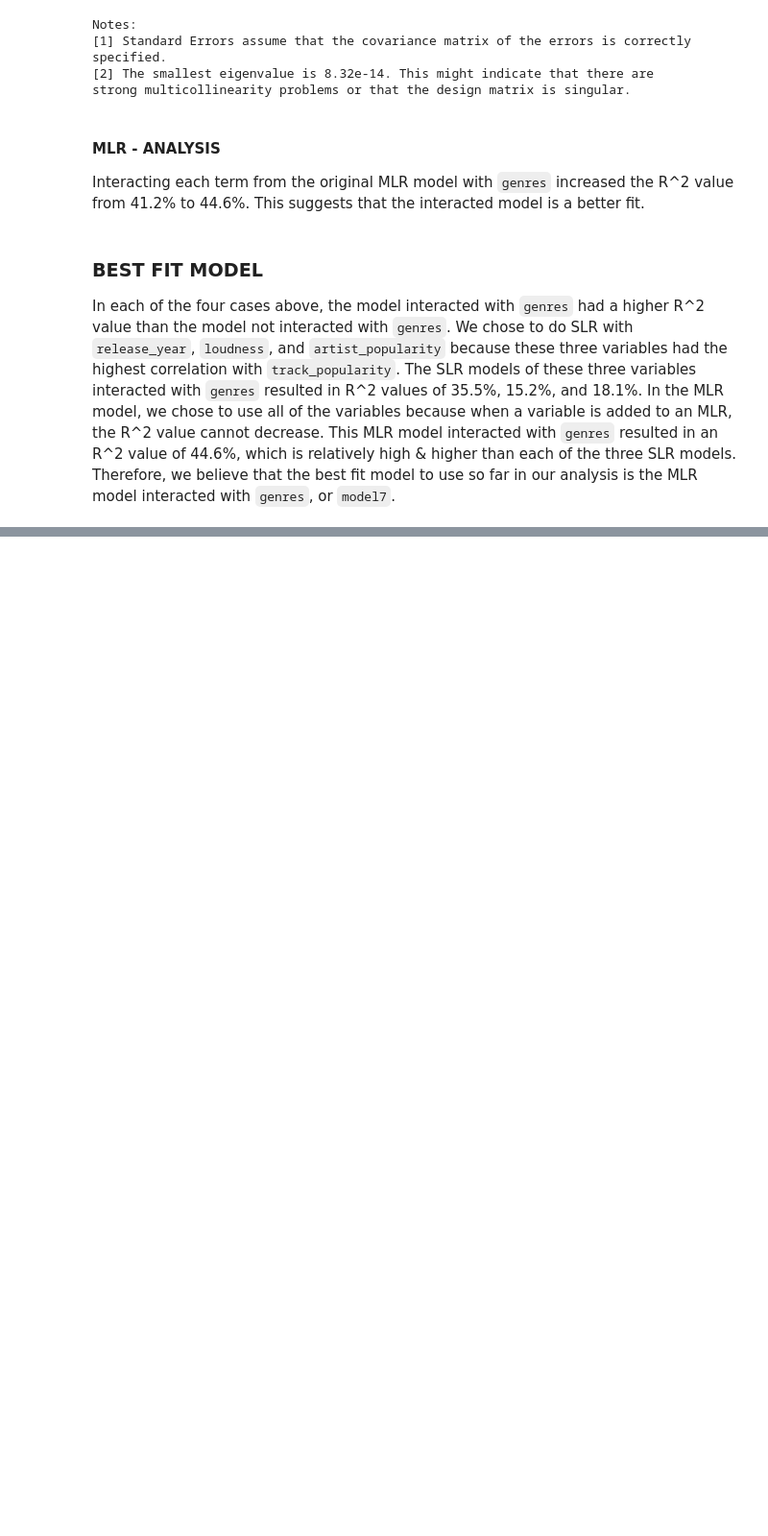
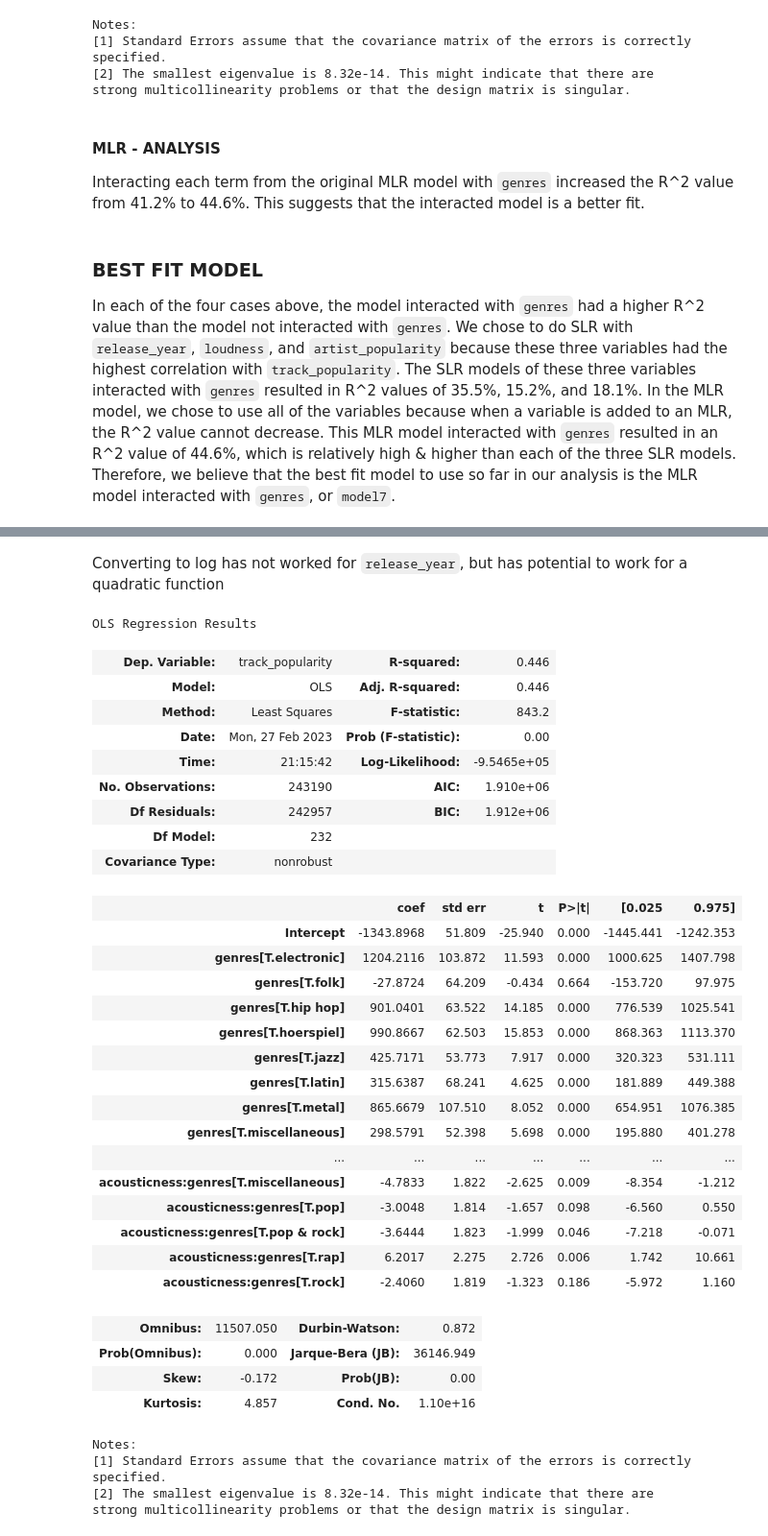
Before and after one commit to jacksterlin/best-303-final, a Jupyter notebook: New_Final_Project.ipynb, the cells around one changed output, grey strips where cells are left out. Shown at 96% size. Drawn from its saved outputs; the diff is of its cells as text; code cells hidden in the pictures; blank space fills up the shorter version.

```diff
--- a/New_Final_Project.ipynb
+++ b/New_Final_Project.ipynb
@@ -374,0 +437,43 @@ In each of the four cases above, the model interacted with `genres` had a higher
+# %% [markdown]
+Converting to log has not worked for `release_year`, but has potential to work for a quadratic function
+# %%
+temp_data = spotify_data.drop(index = spotify_data[spotify_data['genres'] != 'pop'].index.to_list(), axis = 1)
+
+ols_object9 = smf.ols(formula = 'track_popularity~genres*release_year**2+loudness*genres+artist_popularity*genres+energy*genres+artist_followers*genres+explicit*genres+danceability*genres+time_signature*genres+duration_ms*genres+tempo*genres+key*genres+mode*genres+valence*genres+speechiness*genres+liveness*genres+instrumentalness*genres+acousticness*genres', data = spotify_data)
+model9 = ols_object9.fit()
+model9.summary()
+# %% [output]
+OLS Regression Results
+| Dep. Variable: | track_popularity | R-squared: | 0.446 |
+| Model: | OLS | Adj. R-squared: | 0.446 |
+| Method: | Least Squares | F-statistic: | 843.2 |
+| Date: | Mon, 27 Feb 2023 | Prob (F-statistic): | 0.00 |
+| Time: | 21:15:42 | Log-Likelihood: | -9.5465e+05 |
+| No. Observations: | 243190 | AIC: | 1.910e+06 |
+| Df Residuals: | 242957 | BIC: | 1.912e+06 |
+| Df Model: | 232 |  |  |
+| Covariance Type: | nonrobust |  |  |
+|  | coef | std err | t | P>|t| | [0.025 | 0.975] |
+| Intercept | -1343.8968 | 51.809 | -25.940 | 0.000 | -1445.441 | -1242.353 |
+| genres[T.electronic] | 1204.2116 | 103.872 | 11.593 | 0.000 | 1000.625 | 1407.798 |
+| genres[T.folk] | -27.8724 | 64.209 | -0.434 | 0.664 | -153.720 | 97.975 |
+| genres[T.hip hop] | 901.0401 | 63.522 | 14.185 | 0.000 | 776.539 | 1025.541 |
+| genres[T.hoerspiel] | 990.8667 | 62.503 | 15.853 | 0.000 | 868.363 | 1113.370 |
+| genres[T.jazz] | 425.7171 | 53.773 | 7.917 | 0.000 | 320.323 | 531.111 |
+| genres[T.latin] | 315.6387 | 68.241 | 4.625 | 0.000 | 181.889 | 449.388 |
+| genres[T.metal] | 865.6679 | 107.510 | 8.052 | 0.000 | 654.951 | 1076.385 |
+| genres[T.miscellaneous] | 298.5791 | 52.398 | 5.698 | 0.000 | 195.880 | 401.278 |
+| ... | ... | ... | ... | ... | ... | ... |
+| acousticness:genres[T.miscellaneous] | -4.7833 | 1.822 | -2.625 | 0.009 | -8.354 | -1.212 |
+| acousticness:genres[T.pop] | -3.0048 | 1.814 | -1.657 | 0.098 | -6.560 | 0.550 |
+| acousticness:genres[T.pop & rock] | -3.6444 | 1.823 | -1.999 | 0.046 | -7.218 | -0.071 |
+| acousticness:genres[T.rap] | 6.2017 | 2.275 | 2.726 | 0.006 | 1.742 | 10.661 |
+| acousticness:genres[T.rock] | -2.4060 | 1.819 | -1.323 | 0.186 | -5.972 | 1.160 |
+| Omnibus: | 11507.050 | Durbin-Watson: | 0.872 |
+| Prob(Omnibus): | 0.000 | Jarque-Bera (JB): | 36146.949 |
+| Skew: | -0.172 | Prob(JB): | 0.00 |
+| Kurtosis: | 4.857 | Cond. No. | 1.10e+16 |
+Notes:
+[1] Standard Errors assume that the covariance matrix of the errors is correctly specified.
+[2] The smallest eigenvalue is 8.32e-14. This might indicate that there are
+strong multicollinearity problems or that the design matrix is singular.
```
Also changed, not shown: parts of 14 cells of this notebook.
